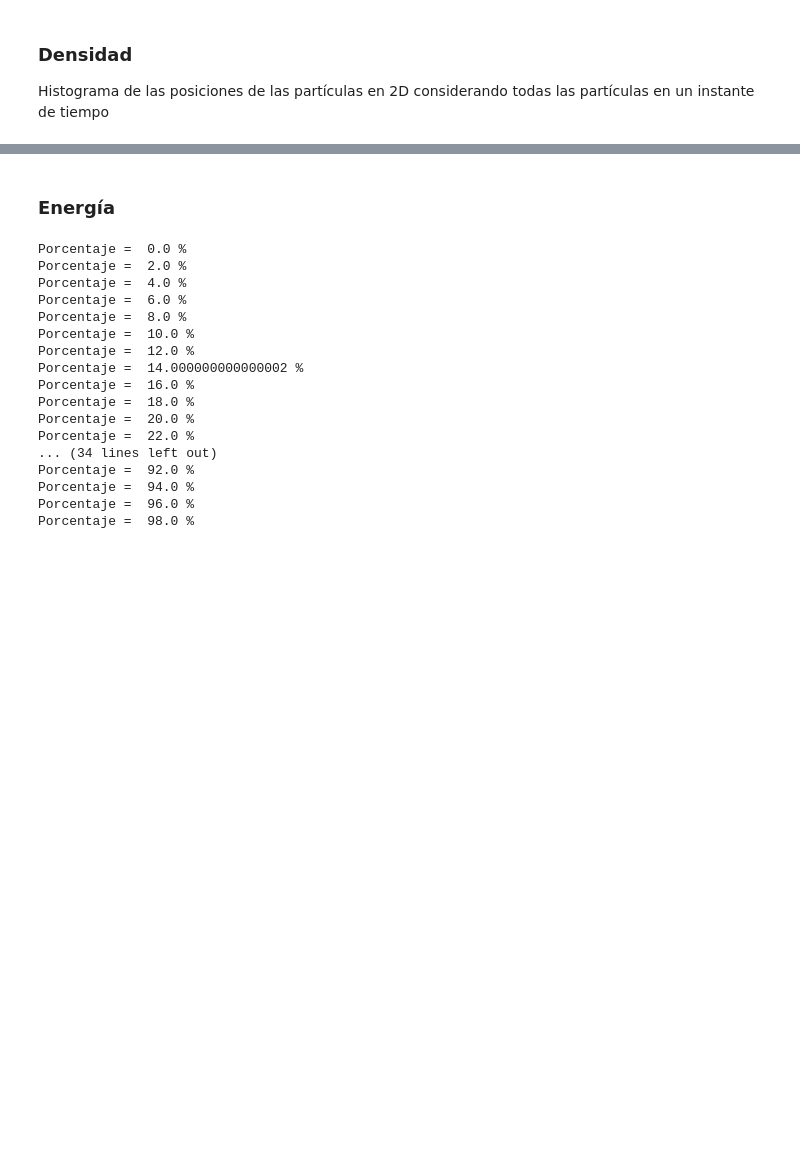
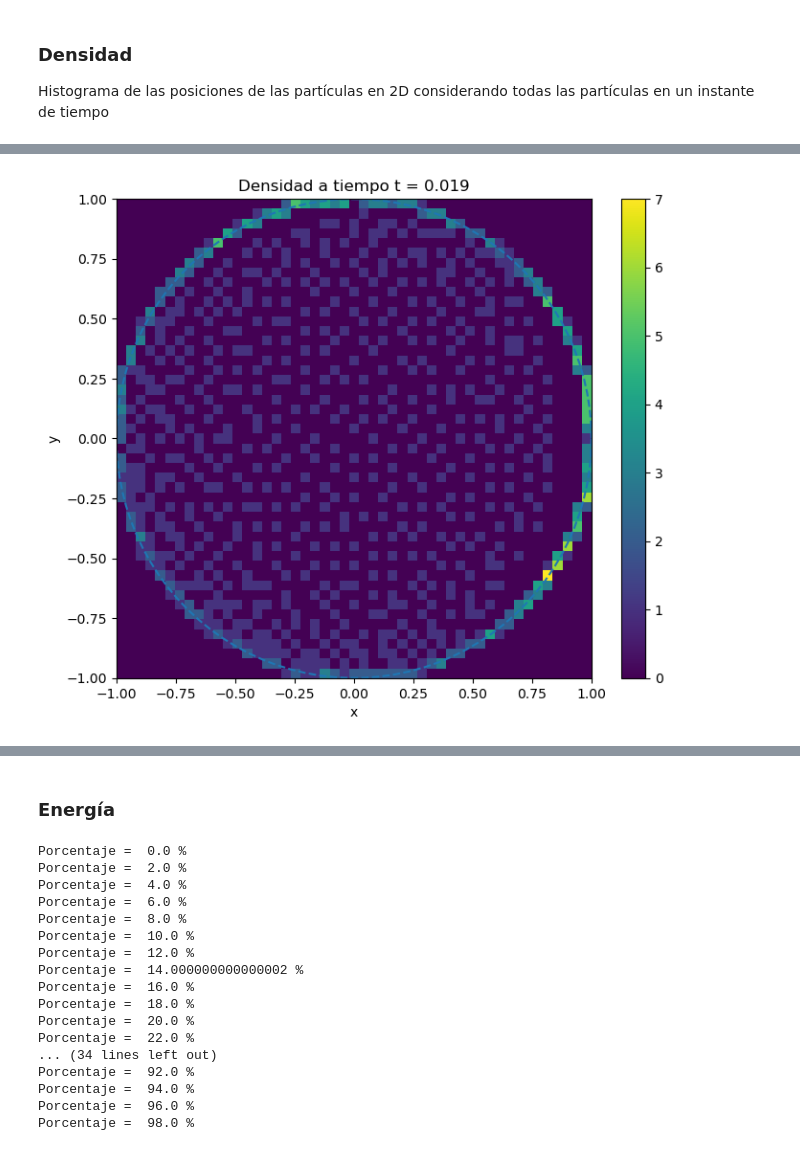
Before and after one commit to Lupama2/Maestria-Bunkin-equlibrio-en-avalancha, a Jupyter notebook: graficos_evolucion.ipynb, the cells around one changed output, grey strips where cells are left out. Cells and saved outputs as stored; diff of their text form; code cells hidden in the pictures; blank space fills up the shorter version.

Commit message:
Hago animación de la evolución de las partículas en el tiempo y de la densidad

```diff
--- a/graficos_evolucion.ipynb
+++ b/graficos_evolucion.ipynb
@@ -220,6 +220,53 @@ plt.show()
 # fig, ax = plt.subplots(figsize=(8,7.5))
 # anim = animation.FuncAnimation(fig, animate, frames=len(rx_vec[:,0]), interval=100, blit=False)
 # plt.show()
+# %%
+# import numpy as np
+# import matplotlib.pyplot as plt
+from matplotlib.animation import FuncAnimation
+
+#Defino el nro de decimales a considerar en la aproximación de t en el título
+n_round = 3
+# Defino el binning
+bins = np.linspace(-R0,R0,50)
+
+fig, ax = plt.subplots(figsize=(8,6.5))
+
+# Defino el histograma inicial
+hist, xedges, yedges = np.histogram2d(rx_vec[0, :], ry_vec[0, :], bins=bins)
+# Defino el grid
+xgrid, ygrid = np.meshgrid(xedges, yedges)
+# Agrego círculo de radio R0
+ax.plot(R0*np.cos(np.linspace(0,2*np.pi,100)),R0*np.sin(np.linspace(0,2*np.pi,100)),"--",label="Paredes")
+pcm = ax.pcolormesh(xgrid, ygrid, hist.T)
+ax.set_title(f"Densidad a tiempo t = {round(dt*0,n_round)}")
+ax.set_xlabel("x")
+ax.set_ylabel("y")
+# Barra de color
+cbar = fig.colorbar(pcm, ax=ax)
+
+def update(t_index):
+    ax.clear()
+    # Defino el histograma
+    hist, xedges, yedges = np.histogram2d(rx_vec[t_index, :], ry_vec[t_index, :], bins=bins)
+    # Defino el grid
+    xgrid, ygrid = np.meshgrid(xedges, yedges)
+    # Agrego círculo de radio R0
+    ax.plot(R0*np.cos(np.linspace(0,2*np.pi,100)),R0*np.sin(np.linspace(0,2*np.pi,100)),"--",label="Paredes")
+    pcm = ax.pcolormesh(xgrid, ygrid, hist.T)
+    ax.set_title(f"Densidad a tiempo t = {round(dt*t_index,n_round)}")
+    ax.set_xlabel("x")
+    ax.set_ylabel("y")
+    # Actualizar límites de la barra de color
+    pcm.set_clim(vmin=np.min(hist), vmax=np.max(hist))
+    cbar.update_normal(pcm)
+
+ani = FuncAnimation(fig, update, frames=np.arange(1, len(rx_vec)), interval=200)
+ani.save('animacion.mp4', writer='ffmpeg')
+
+plt.show()
+# %% [output]
+[figure, added]
 # %%
 #Grafico el perfil de densidad a un tiempo dado en función de la distancia al origen
 t_index = 0
```
Also changed, not shown: parts of 9 cells of this notebook, 3 other files.
